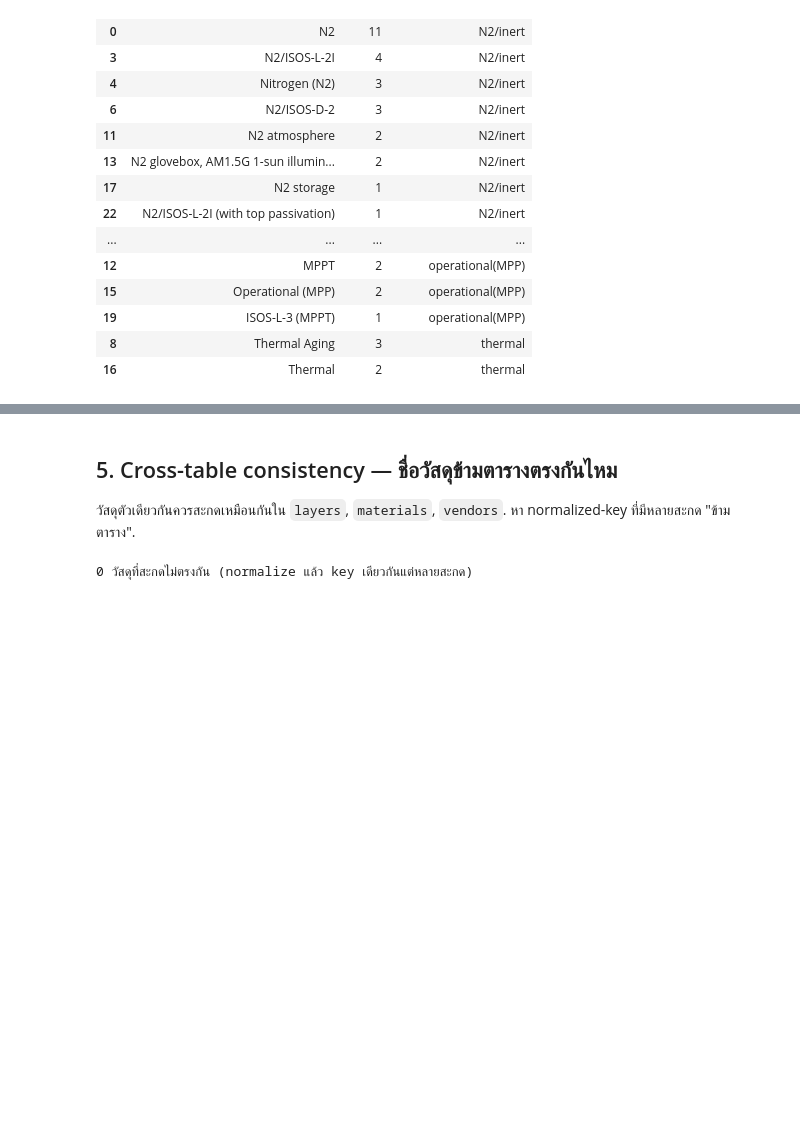
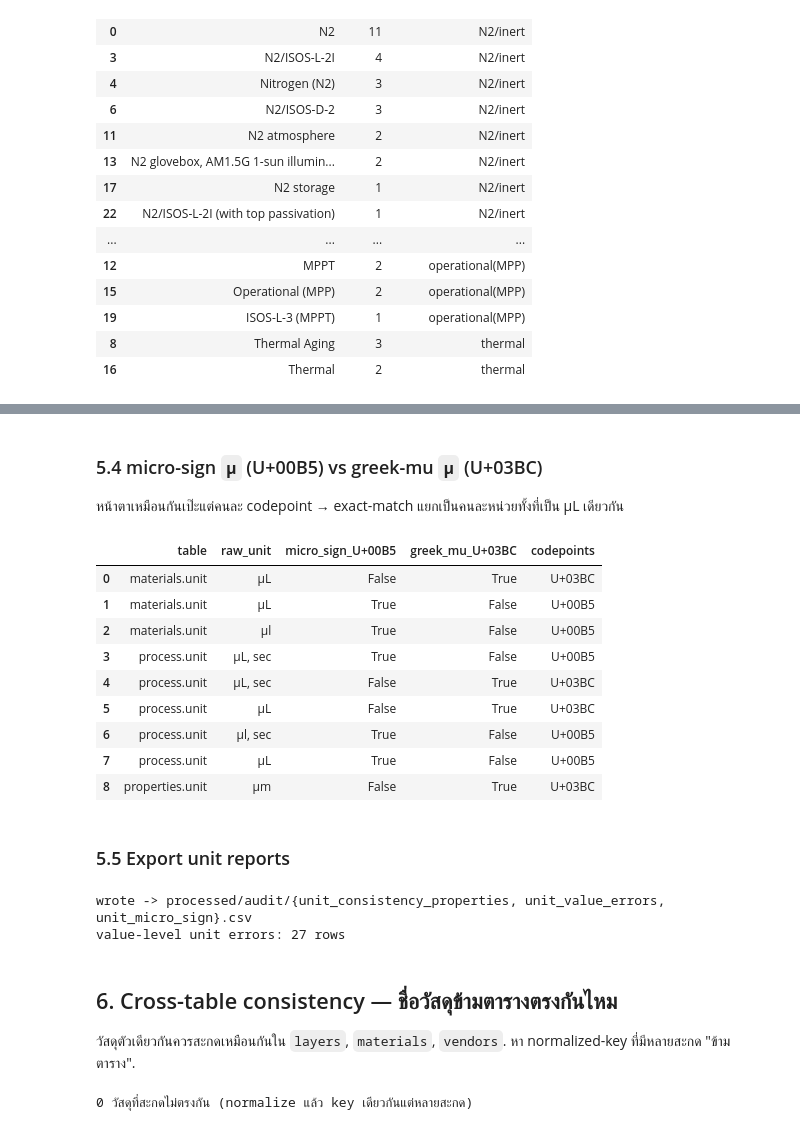
Before and after one commit to NiOx-based-Perovskite-Solar-Cell/Perovskite-Research, a Jupyter notebook: notebooks/column_audit.ipynb, the cells around one changed output, grey strips where cells are left out. Drawn from its saved outputs; the diff is of its cells as text; code cells hidden in the pictures; blank space fills up the shorter version.

```diff
--- a/notebooks/column_audit.ipynb
+++ b/notebooks/column_audit.ipynb
@@ -548,5 +690,49 @@ edf.sort_values(["atmosphere","count"], ascending=[True,False])
+# %% [markdown]
+### 5.4 micro-sign `µ` (U+00B5) vs greek-mu `μ` (U+03BC)
+
+หน้าตาเหมือนกันเป๊ะแต่คนละ codepoint → exact-match แยกเป็นคนละหน่วยทั้งที่เป็น µL เดียวกัน
+# %%
+MICRO, MU = chr(0x00B5), chr(0x03BC)
+rows = []
+for tab in ["materials","process","properties"]:
+    for val in pd.read_csv(f"processed/csv/{tab}.csv")["unit"].dropna().astype(str).unique():
+        if MICRO in val or MU in val:
+            rows.append({"table":f"{tab}.unit","raw_unit":val,
+                         "micro_sign_U+00B5": MICRO in val,
+                         "greek_mu_U+03BC": MU in val,
+                         "codepoints":" ".join(f"U+{ord(c):04X}" for c in val if ord(c)>127)})
+micro_check = pd.DataFrame(rows)
+micro_check
+# %% [output]
+|  | table | raw_unit | micro_sign_U+00B5 | greek_mu_U+03BC | codepoints |
+| 0 | materials.unit | μL | False | True | U+03BC |
+| 1 | materials.unit | µL | True | False | U+00B5 |
+| 2 | materials.unit | µl | True | False | U+00B5 |
+| 3 | process.unit | µL, sec | True | False | U+00B5 |
+| 4 | process.unit | μL, sec | False | True | U+03BC |
+| 5 | process.unit | μL | False | True | U+03BC |
+| 6 | process.unit | µl, sec | True | False | U+00B5 |
+| 7 | process.unit | µL | True | False | U+00B5 |
+| 8 | properties.unit | μm | False | True | U+03BC |
+# %% [markdown]
+### 5.5 Export unit reports
+# %%
+os.makedirs("processed/audit", exist_ok=True)
+prop_unit_consistency.to_csv("processed/audit/unit_consistency_properties.csv", index=False)
+unit_value_errors = pd.concat([
+    mislabel.assign(issue="Voc/Jsc labeled %"),
+    mob_m2.assign(issue="mobility in m2 (needs x1e4)"),
+    ff_frac.assign(issue="FF as fraction (needs x100)"),
+], ignore_index=True)
+unit_value_errors.to_csv("processed/audit/unit_value_errors.csv", index=False)
+micro_check.to_csv("processed/audit/unit_micro_sign.csv", index=False)
+print("wrote -> processed/audit/{unit_consistency_properties, unit_value_errors, unit_micro_sign}.csv")
+print("value-level unit errors:", len(unit_value_errors), "rows")
+# %% [output]
+wrote -> processed/audit/{unit_consistency_properties, unit_value_errors, unit_micro_sign}.csv
+value-level unit errors: 27 rows
 # %% [markdown]
-## 5. Cross-table consistency — ชื่อวัสดุข้ามตารางตรงกันไหม
+## 6. Cross-table consistency — ชื่อวัสดุข้ามตารางตรงกันไหม
 
 วัสดุตัวเดียวกันควรสะกดเหมือนกันใน `layers`, `materials`, `vendors`.
 หา normalized-key ที่มีหลายสะกด "ข้ามตาราง".
```
Also changed, not shown: parts of 8 cells of this notebook, 3 other files.
